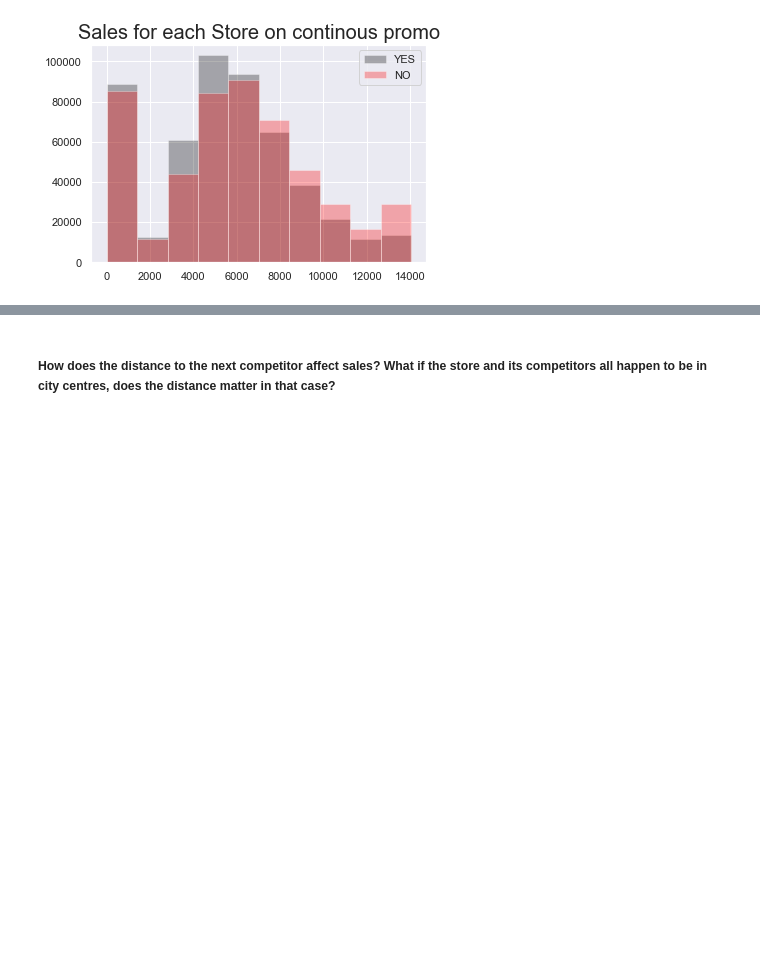
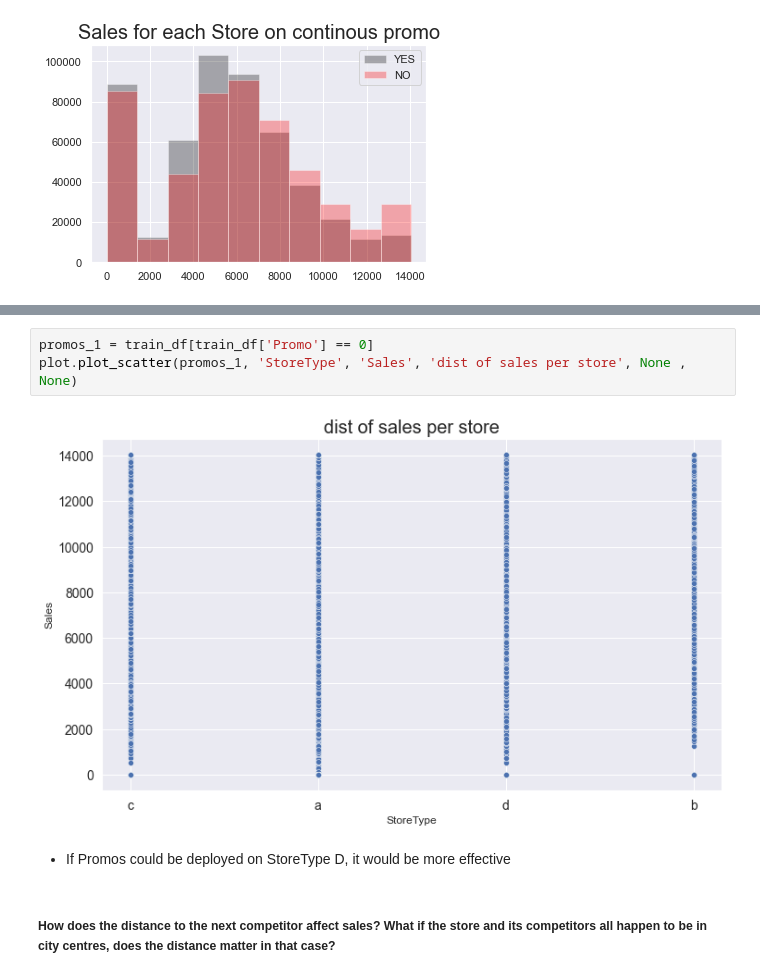
Before and after one commit to tigisthailay/Rossmann-Pharmaceuticals-Sales-prediction, a Jupyter notebook: notebooks/EDA.ipynb, the cells around one changed output, grey strips where cells are left out. Cells and saved outputs as stored; diff of their text form; blank space fills up the shorter version.

```diff
--- a/notebooks/EDA.ipynb
+++ b/notebooks/EDA.ipynb
@@ -415,3 +431,10 @@ Assortment A stores has high sales, b has the lowest
+# %%
+promos_1 = train_df[train_df['Promo'] == 0]
+plot.plot_scatter(promos_1, 'StoreType', 'Sales', 'dist of sales per store', None , None)
+# %% [output]
+[figure, added]
+# %% [markdown]
+* If Promos could be deployed on StoreType D, it would be more effective
 # %% [markdown]
 ##### How does the distance to the next competitor affect sales? What if the store and its competitors all happen to be in city centres, does the distance matter in that case?
 # %%
```
Also changed, not shown: parts of 40 cells of this notebook, 1 other file.
